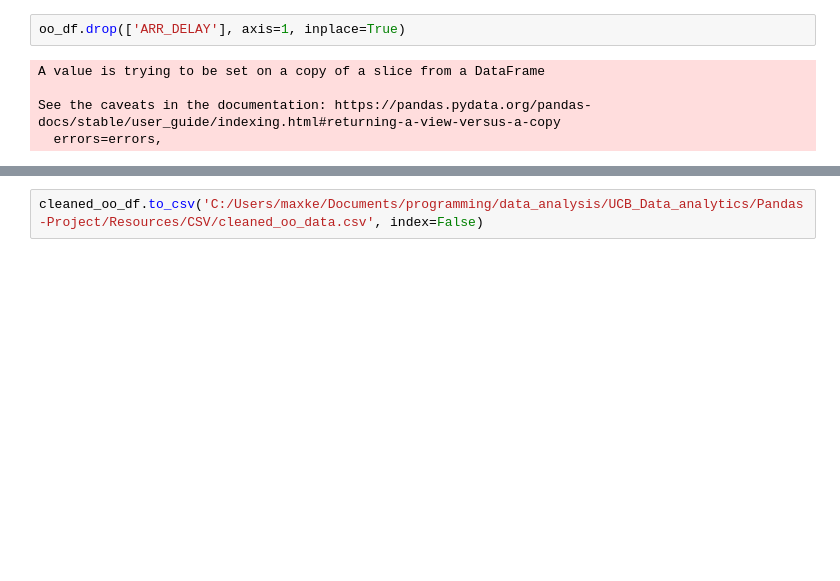
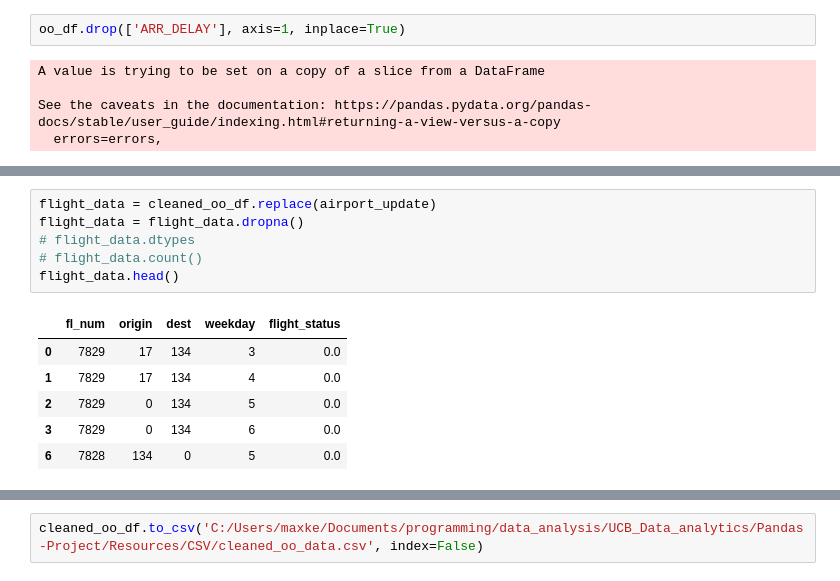
Before and after one commit to mjncardenas/Pandas-Project, a Jupyter notebook: cleaning_data.ipynb, the cells around one changed output, grey strips where cells are left out. Drawn from its saved outputs; the diff is of its cells as text; blank space fills up the shorter version.

```diff
--- a/cleaning_data.ipynb
+++ b/cleaning_data.ipynb
@@ -162,0 +150,13 @@ cleaned_oo_df.reset_index()
+# %%
+flight_data = cleaned_oo_df.replace(airport_update)
+flight_data = flight_data.dropna()
+# flight_data.dtypes
+# flight_data.count()
+flight_data.head()
+# %% [output]
+|  | fl_num | origin | dest | weekday | flight_status |
+| 0 | 7829 | 17 | 134 | 3 | 0.0 |
+| 1 | 7829 | 17 | 134 | 4 | 0.0 |
+| 2 | 7829 | 0 | 134 | 5 | 0.0 |
+| 3 | 7829 | 0 | 134 | 6 | 0.0 |
+| 6 | 7828 | 134 | 0 | 5 | 0.0 |
```
Also changed, not shown: parts of 23 cells of this notebook, 6 other files.
